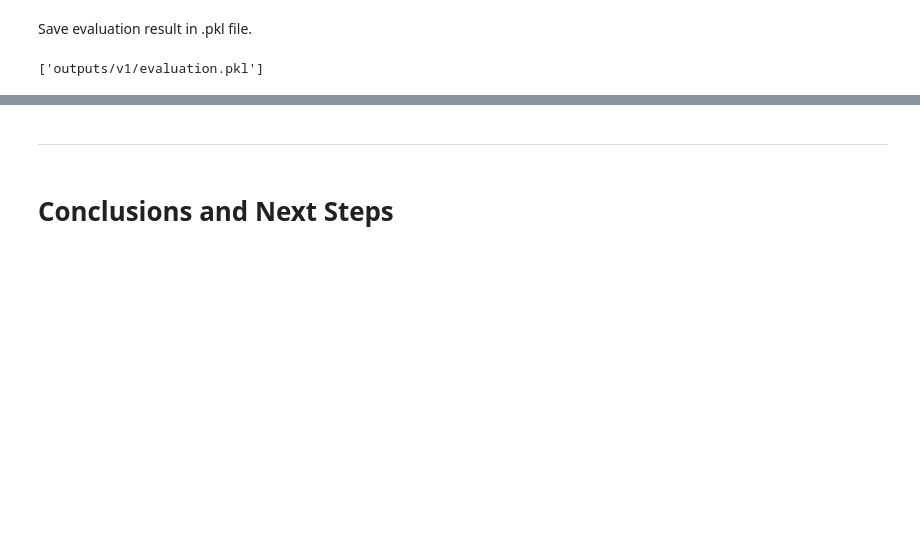
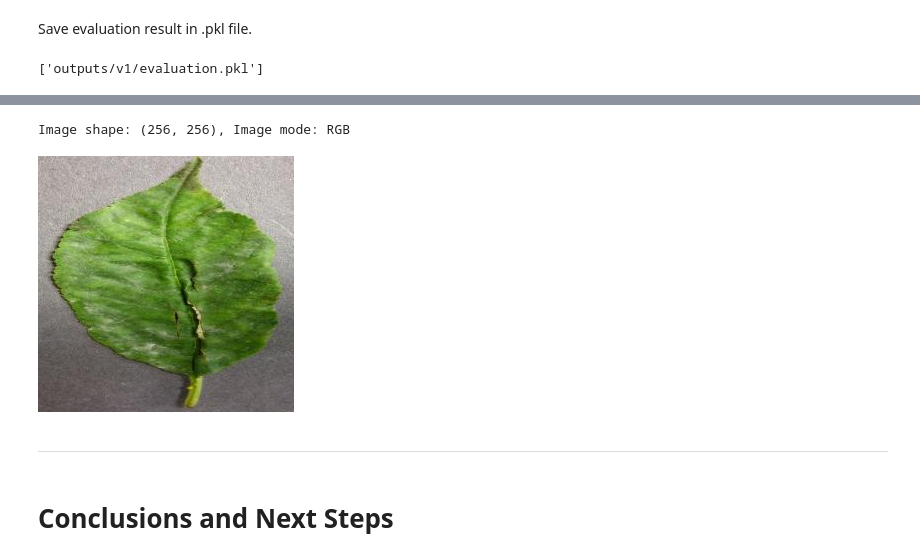
Before and after one commit to nathiedeheyl/pp5_mildew-detection, a Jupyter notebook: jupyter_notebooks/03 - Modelling and Evaluating.ipynb, the cells around one changed output, grey strips where cells are left out. Drawn from its saved outputs; the diff is of its cells as text; code cells hidden in the pictures; blank space fills up the shorter version.

Commit message:
feat: model evaluation predict random image

```diff
--- a/jupyter_notebooks/03 - Modelling and Evaluating.ipynb
+++ b/jupyter_notebooks/03 - Modelling and Evaluating.ipynb
@@ -453,3 +468,17 @@ joblib.dump(value=evaluation, filename=f"outputs/v1/evaluation.pkl")
+# %%
+label = labels[0]
+
+image_folder = os.path.join(test_path, label)
+image_filename = random.choice(os.listdir(image_folder))
+image_path = os.path.join(image_folder, image_filename)
+
+pil_image = image.load_img(image_path, target_size=image_shape, color_mode='rgb')
+
+print(f'Image shape: {pil_image.size}, Image mode: {pil_image.mode}')
+pil_image
+# %% [output]
+Image shape: (256, 256), Image mode: RGB
+[figure, added]
 # %% [markdown]
 ---
 # %% [markdown]
```
Also changed, not shown: parts of 6 cells of this notebook.
